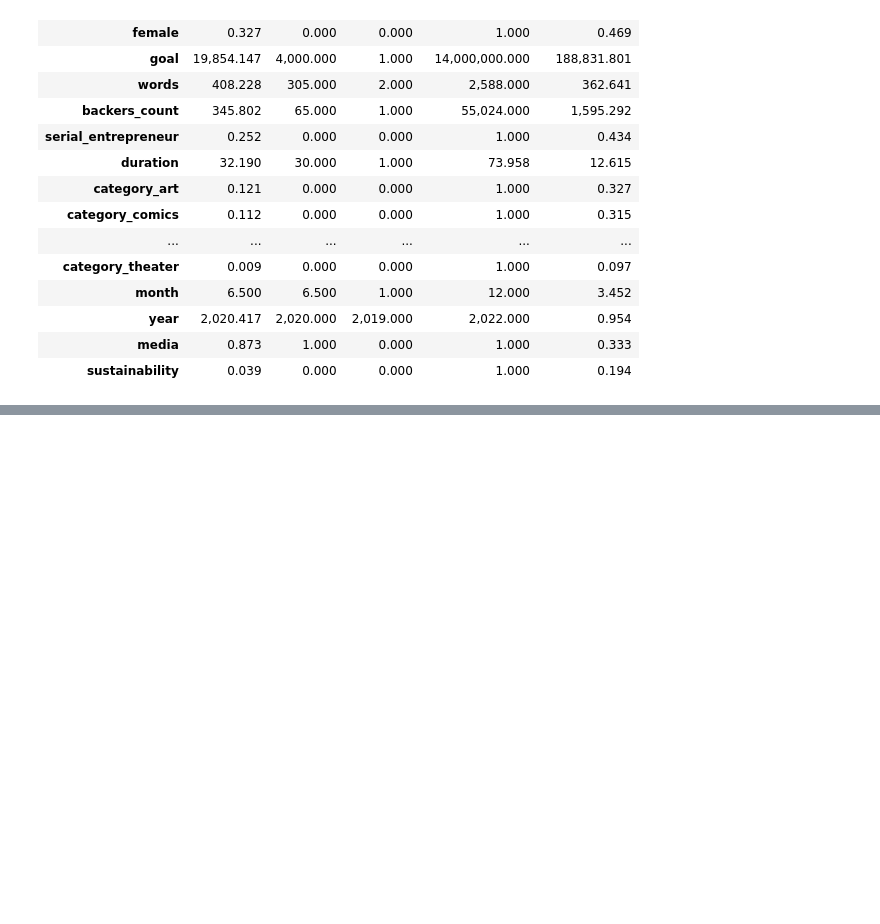
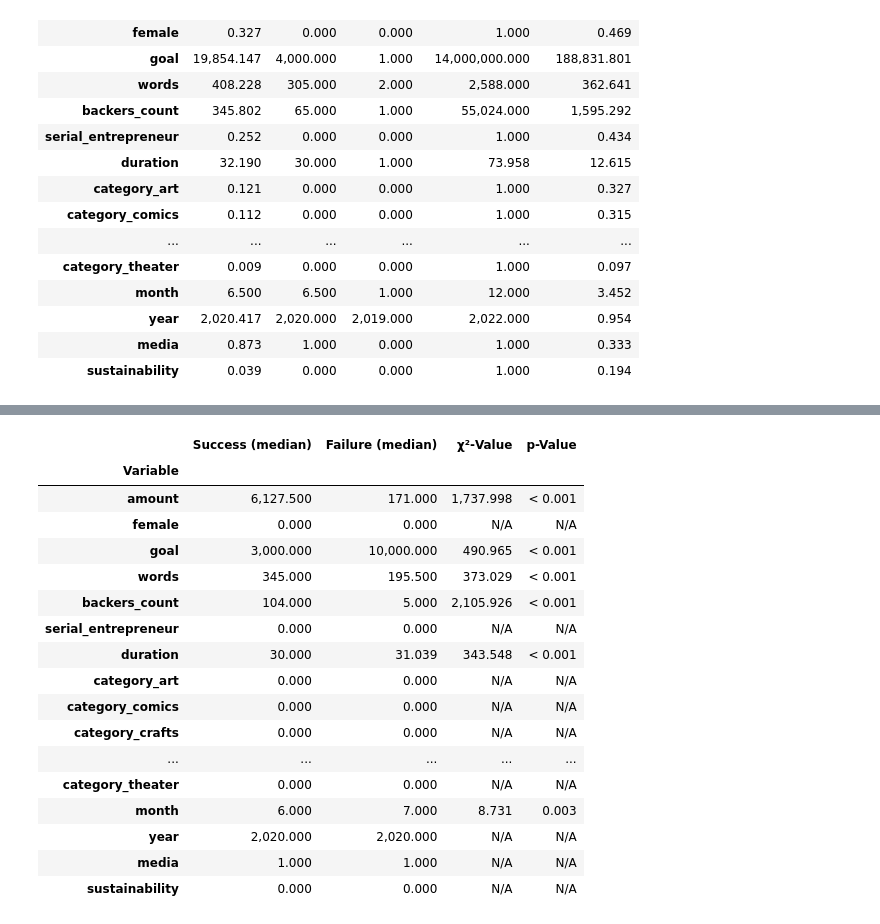
Before and after one commit to MaxPersoon/KickstarterScraper, a Jupyter notebook: dataProcessing.ipynb, the cells around one changed output, grey strips where cells are left out. Drawn from its saved outputs; the diff is of its cells as text; code cells hidden in the pictures; blank space fills up the shorter version.

```diff
--- a/dataProcessing.ipynb
+++ b/dataProcessing.ipynb
@@ -130,0 +228,25 @@ table3
+# %%
+# Table 5 (continued)
+table5 = {'Variable': variableNames, 'Success (median)': mediansSuccess, 'Failure (median)': mediansFailure, 'χ²-Value': testStatisticValuesMedian, 'p-Value': probabilityValuesMedian}
+table5 = pd.DataFrame.from_dict(table5)
+table5 = table5.set_index('Variable')
+table5
+# %% [output]
+|  | Success (median) | Failure (median) | χ²-Value | p-Value |
+| Variable |  |  |  |  |
+| amount | 6,127.500 | 171.000 | 1,737.998 | < 0.001 |
+| female | 0.000 | 0.000 | N/A | N/A |
+| goal | 3,000.000 | 10,000.000 | 490.965 | < 0.001 |
+| words | 345.000 | 195.500 | 373.029 | < 0.001 |
+| backers_count | 104.000 | 5.000 | 2,105.926 | < 0.001 |
+| serial_entrepreneur | 0.000 | 0.000 | N/A | N/A |
+| duration | 30.000 | 31.039 | 343.548 | < 0.001 |
+| category_art | 0.000 | 0.000 | N/A | N/A |
+| category_comics | 0.000 | 0.000 | N/A | N/A |
+| category_crafts | 0.000 | 0.000 | N/A | N/A |
+| ... | ... | ... | ... | ... |
+| category_theater | 0.000 | 0.000 | N/A | N/A |
+| month | 6.000 | 7.000 | 8.731 | 0.003 |
+| year | 2,020.000 | 2,020.000 | N/A | N/A |
+| media | 1.000 | 1.000 | N/A | N/A |
+| sustainability | 0.000 | 0.000 | N/A | N/A |
```
Also changed, not shown: parts of 2 cells of this notebook.
